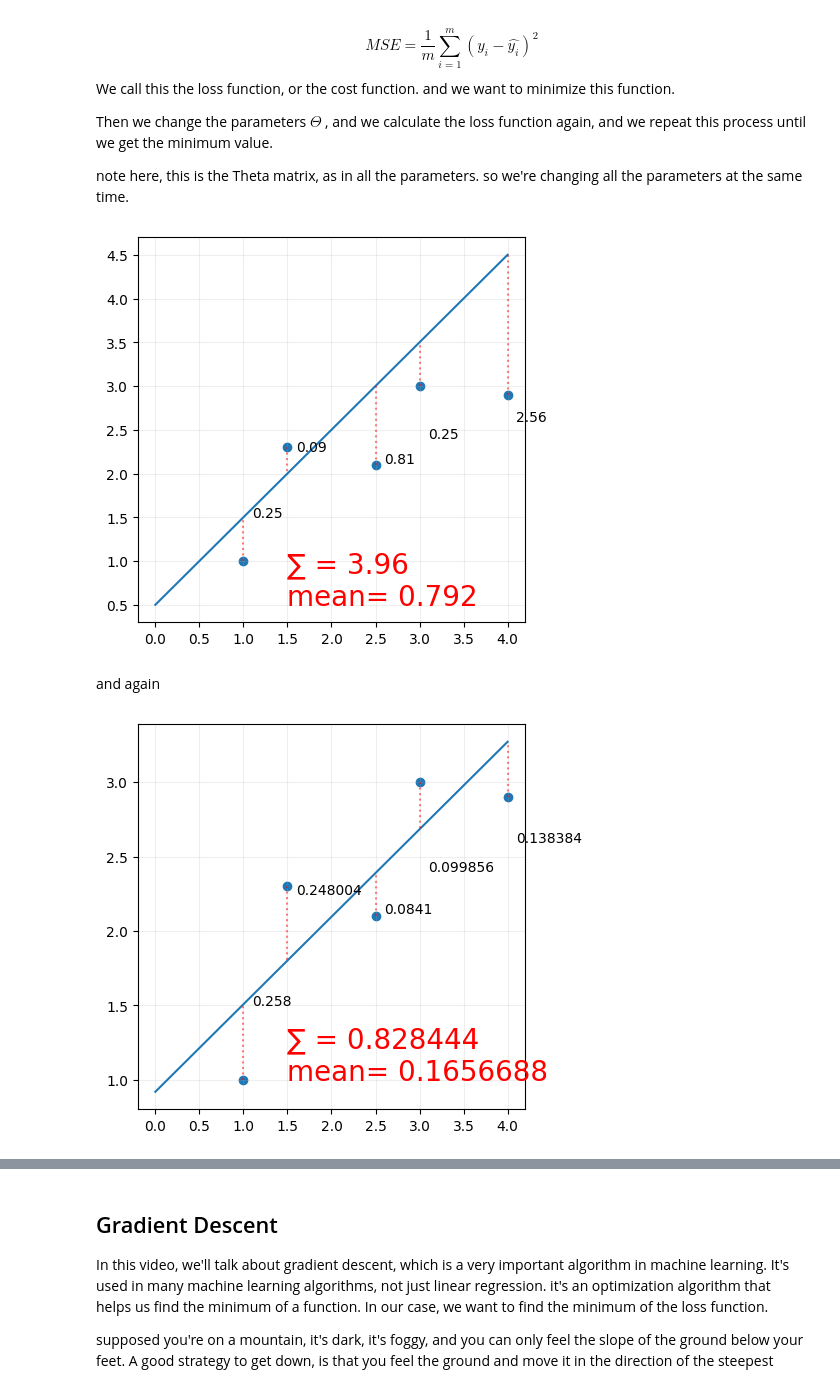
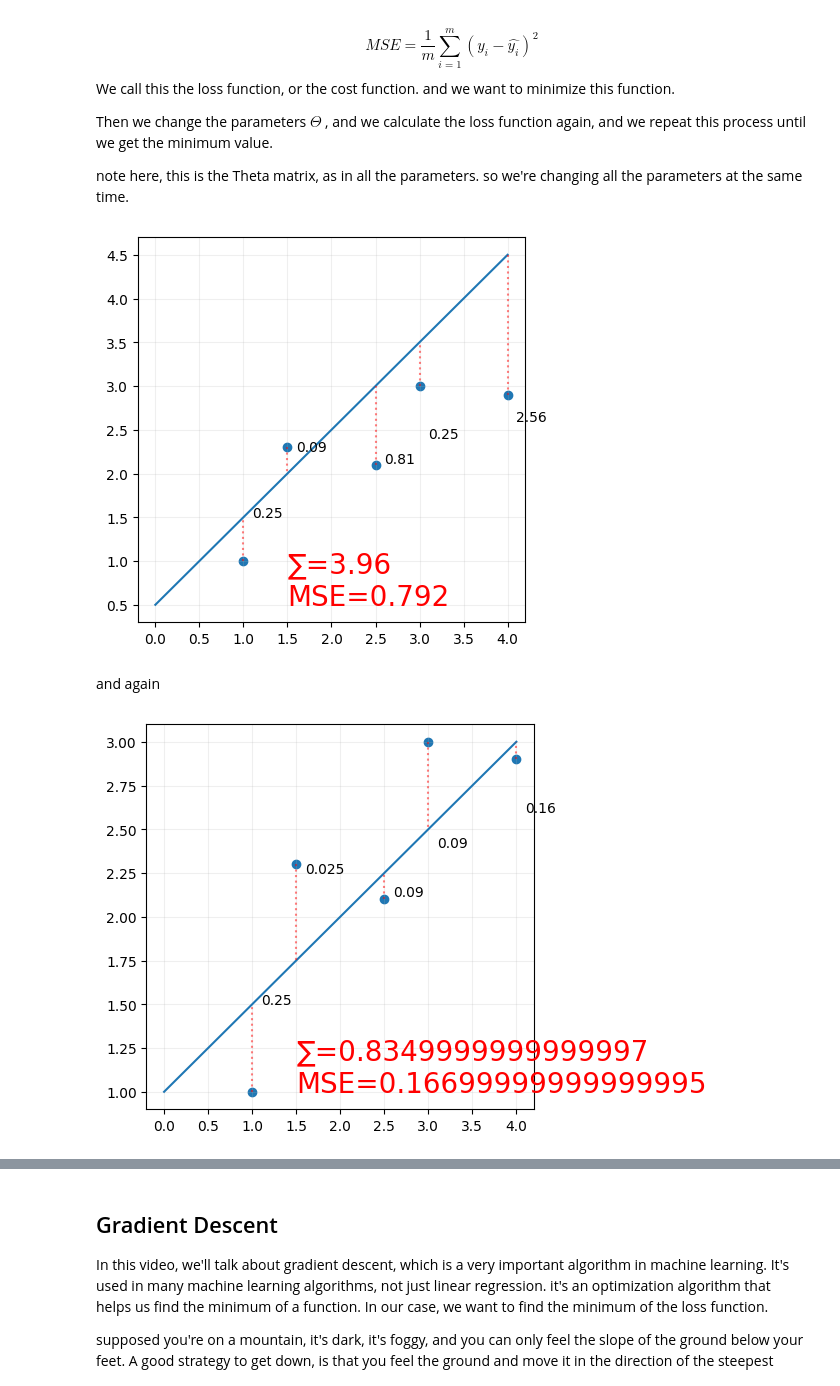
Before and after one commit to IT4063C/IT4063C.github.io, a Jupyter notebook: content/course-notes/9.ml-regression/transcript.ipynb, the cells around one changed output, grey strips where cells are left out. Saved outputs shown, nothing was run; the diff lists cells and outputs as text; code cells hidden in the pictures.

```diff
--- a/content/course-notes/9.ml-regression/transcript.ipynb
+++ b/content/course-notes/9.ml-regression/transcript.ipynb
@@ -380,7 +380,5 @@ Let's see an example here. using this same data here.
 # %%
 import pandas as pd
 
-x = [1, 1.5, 2.5, 3, 4]
-y = [1, 2.3, 2.1, 3, 2.9]
-
-df = pd.DataFrame({'x': x, 'y': y})
+df = pd.DataFrame([[1, 1], [1.5, 2.3], [2.5, 2.1], [3, 3], [4, 2.9]], columns=['x', 'y'])
+df
@@ -478,8 +489,14 @@ import matplotlib.pyplot as plt
 f, ax = plt.subplots(figsize=(5,5))
 ax.scatter(df['x'], df['y'])
 
-x = np.linspace(0, 4, 11)
+x = np.linspace(0, 4, 5)
 y = x + 0.5
+y_ = df['x'] + 0.5
+
+residuals = (y_ - df['y'])**2
+SE = np.sum(residuals)
+MSE = np.mean(residuals)
+
 ax.plot(x,y, label=f'y=0.5 + x')
 
 ax.plot([1,1],[1, 1.5], color='red', linestyle='dotted', alpha=0.5)
@@ -493,42 +510,48 @@ ax.text(3.1, 2.4, '0.25')
 ax.plot([4,4],[2.9, 4.5], color='red', linestyle='dotted', alpha=0.5)
 ax.text(4.1, 2.6, '2.56')
 
-ax.text(1.5, .5, '∑ = 3.96\nmean= 0.792', fontsize=20, color='red')
+ax.text(1.5, .5, f'∑={SE}\nMSE={MSE}', fontsize=20, color='red')
 
 ax.grid(alpha=0.2)
 plt.show()
 # %% [output]
-[figure, old version]
+[figure, new version]
 # %% [markdown]
 and again
 # %%
 # plot the data
 import matplotlib.pyplot as plt
 
 f, ax = plt.subplots(figsize=(5,5))
 ax.scatter(df['x'], df['y'])
 
-x = np.linspace(0, 4, 11)
-y = 0.588*x + 0.92
-ax.plot(x,y, label=f'y= 0.92 + 0.558x')
+x = np.linspace(0, 4, 5)
+y = 0.5*x + 1
+y_ = 0.5*df['x'] + 1
 
-ax.plot([1,1],[1, 1.508], color='red', linestyle='dotted', alpha=0.5)
-ax.text(1.1, 1.5, '0.258')
-ax.plot([1.5,1.5],[2.3, 1.802], color='red', linestyle='dotted', alpha=0.5)
-ax.text(1.6, 2.25, '0.248004')
-ax.plot([2.5,2.5],[2.1, 2.39], color='red', linestyle='dotted', alpha=0.5)
-ax.text(2.6, 2.12, '0.0841')
-ax.plot([3,3],[3, 2.684], color='red', linestyle='dotted', alpha=0.5)
-ax.text(3.1, 2.4, '0.099856')
-ax.plot([4,4],[2.9, 3.272], color='red', linestyle='dotted', alpha=0.5)
-ax.text(4.1, 2.6, '0.138384')
+residuals = (y_ - df['y'])**2
+SE = np.sum(residuals)
+MSE = np.mean(residuals)
 
-ax.text(1.5, 1, '∑ = 0.828444\nmean= 0.1656688', fontsize=20, color='red')
+ax.plot(x,y, label=f'y= 0.5x + 1')
+
+ax.plot([1,1],[1, 1.5], color='red', linestyle='dotted', alpha=0.5)
+ax.text(1.1, 1.5, '0.25')
+ax.plot([1.5,1.5],[2.3, 1.75], color='red', linestyle='dotted', alpha=0.5)
+ax.text(1.6, 2.25, '0.025')
+ax.plot([2.5,2.5],[2.1, 2.25], color='red', linestyle='dotted', alpha=0.5)
+ax.text(2.6, 2.12, '0.09')
+ax.plot([3,3],[3, 2.5], color='red', linestyle='dotted', alpha=0.5)
+ax.text(3.1, 2.4, '0.09')
+ax.plot([4,4],[2.9, 3], color='red', linestyle='dotted', alpha=0.5)
+ax.text(4.1, 2.6, '0.16')
+
+ax.text(1.5, 1, f'∑={SE}\nMSE={MSE}', fontsize=20, color='red')
 
 ax.grid(alpha=0.2)
 plt.show()
 # %% [output]
-[figure, old version]
+[figure, new version]
 # %% [markdown]
 
 so again:
```
Also changed, not shown: parts of 17 cells of this notebook.
